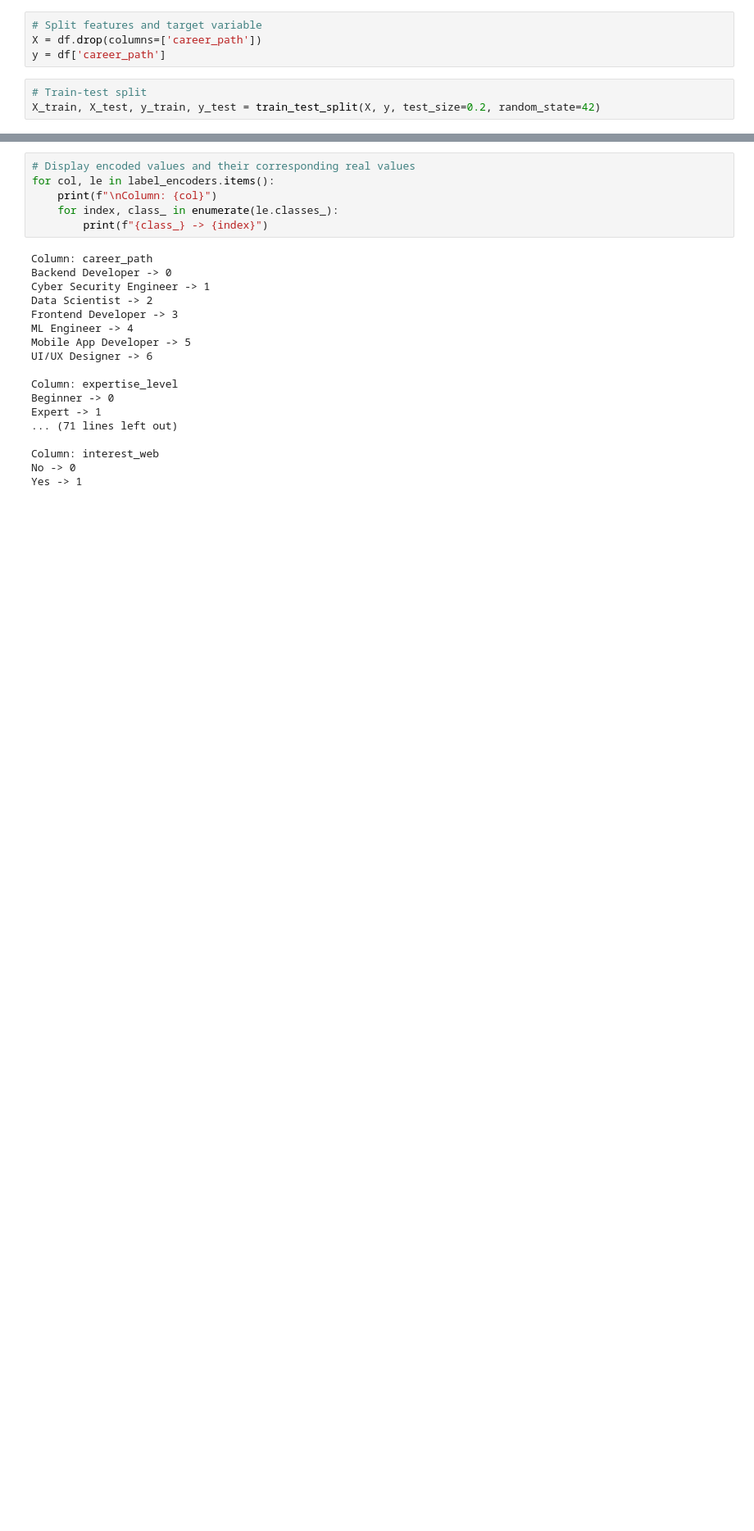
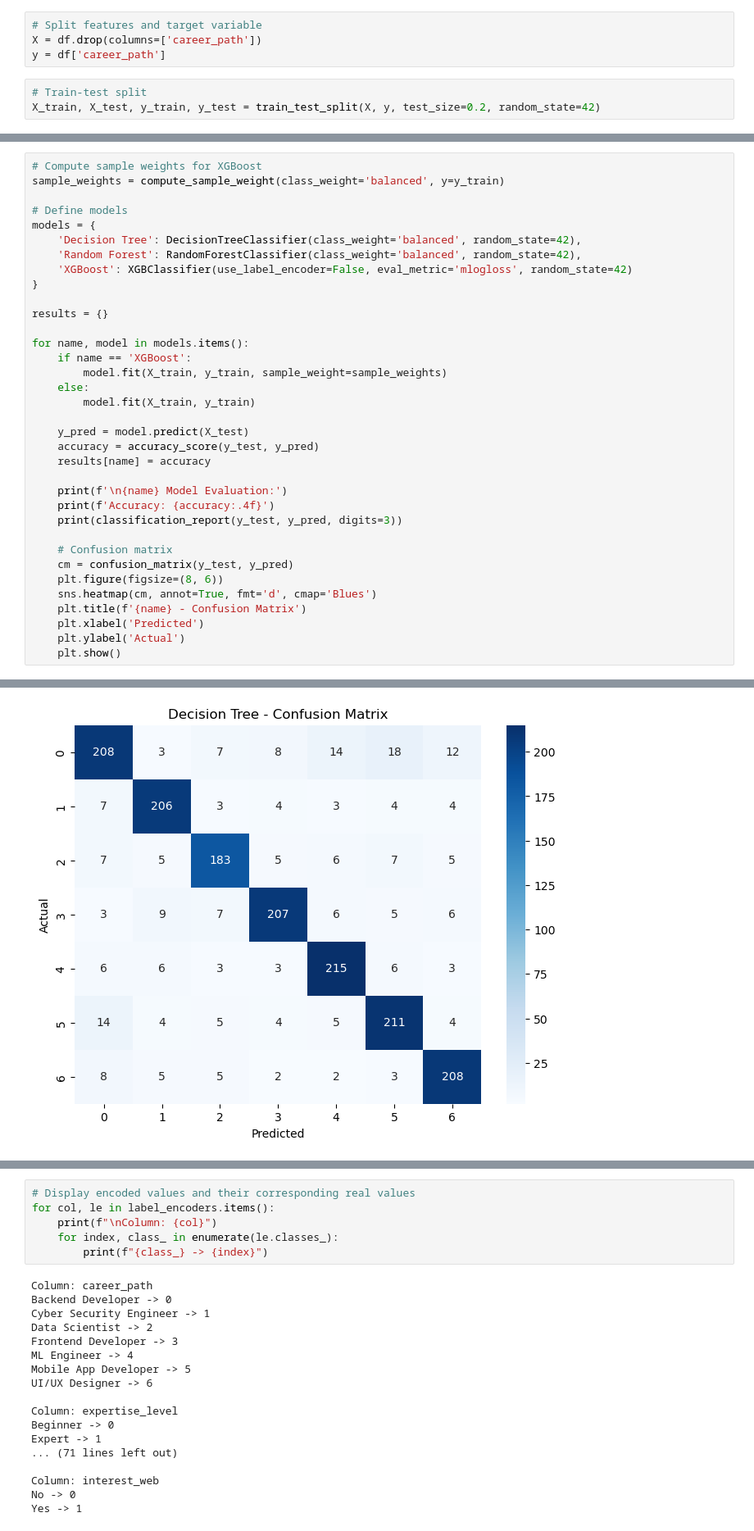
Before and after one commit to hasithapeiris/career-path-predictor, a Jupyter notebook: notebooks/initial_model.ipynb, the cells around one changed output, grey strips where cells are left out. Shown at 82% size. Drawn from its saved outputs; the diff is of its cells as text; blank space fills up the shorter version.

Commit message:
complete model development

```diff
--- a/notebooks/initial_model.ipynb
+++ b/notebooks/initial_model.ipynb
@@ -103,0 +89,36 @@ weighted avg       0.86      0.86      0.86      1684
+# %%
+# Compute sample weights for XGBoost
+sample_weights = compute_sample_weight(class_weight='balanced', y=y_train)
+
+# Define models
+models = {
+    'Decision Tree': DecisionTreeClassifier(class_weight='balanced', random_state=42),
+    'Random Forest': RandomForestClassifier(class_weight='balanced', random_state=42),
+    'XGBoost': XGBClassifier(use_label_encoder=False, eval_metric='mlogloss', random_state=42)
+}
+
+results = {}
+
+for name, model in models.items():
+    if name == 'XGBoost':
+        model.fit(X_train, y_train, sample_weight=sample_weights)
+    else:
+        model.fit(X_train, y_train)
+
+    y_pred = model.predict(X_test)
+    accuracy = accuracy_score(y_test, y_pred)
+    results[name] = accuracy
+
+    print(f'\n{name} Model Evaluation:')
+    print(f'Accuracy: {accuracy:.4f}')
+    print(classification_report(y_test, y_pred, digits=3))
+
+    # Confusion matrix
+    cm = confusion_matrix(y_test, y_pred)
+    plt.figure(figsize=(8, 6))
+    sns.heatmap(cm, annot=True, fmt='d', cmap='Blues')
+    plt.title(f'{name} - Confusion Matrix')
+    plt.xlabel('Predicted')
+    plt.ylabel('Actual')
+    plt.show()
+# %% [output]
@@ -103,0 +140 @@ weighted avg       0.86      0.86      0.86      1684
+[figure, added]
```
Also changed, not shown: parts of 8 cells of this notebook, 9 other files.
